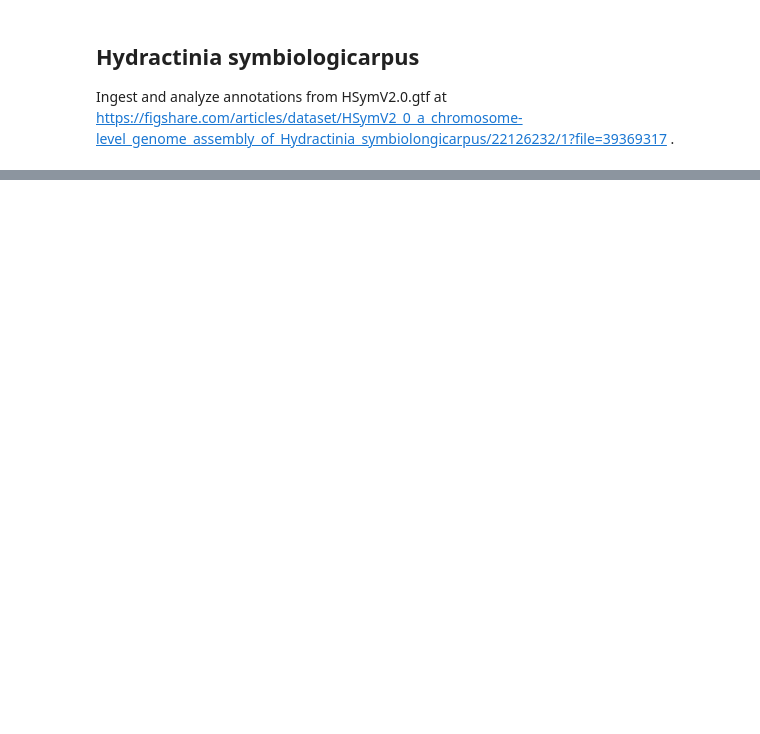
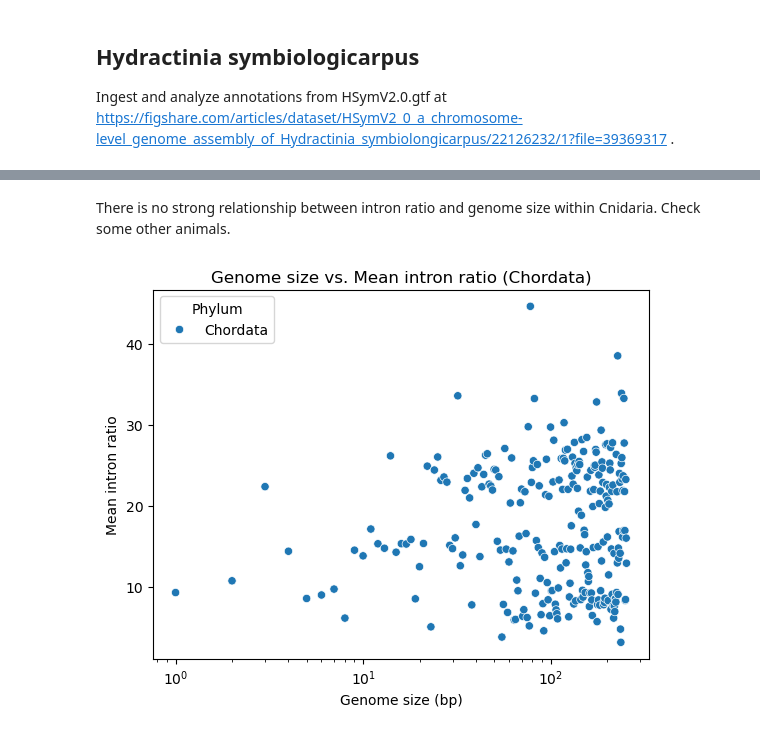
Before and after one commit to dunnlab/nanomia_genome, a Jupyter notebook: analyses_annotation/gene_notebook.ipynb, the cells around one changed output, grey strips where cells are left out. Saved outputs shown, nothing was run; the diff lists cells and outputs as text; code cells hidden in the pictures; blank space fills up the shorter version.

```diff
--- a/analyses_annotation/gene_notebook.ipynb
+++ b/analyses_annotation/gene_notebook.ipynb
@@ -108,0 +186,20 @@ AttributeError: 'NoneType' object has no attribute 'replace'
+# %% [markdown]
+There is no strong relationship between intron ratio and genome size within Cnidaria. Check some other animals.
+# %%
+# plot Chordata separately
+df_chordata = df_animalia[df_animalia["Phylum"] == "Chordata"]
+
+plt.figure()
+sns.scatterplot(data=df_chordata, x="Genome size", y="Mean intron ratio", hue="Phylum")
+plt.xscale("log")
+#plt.yscale("log")
+plt.xlabel("Genome size (bp)")
+plt.ylabel("Mean intron ratio")
+plt.title("Genome size vs. Mean intron ratio (Chordata)")
+
+# Add a legend with a title to sidebar
+plt.legend(title="Phylum")
+
+plt.show()
+# %% [output]
+[figure, added]
```
Also changed, not shown: parts of 16 cells of this notebook, 2 other files.
